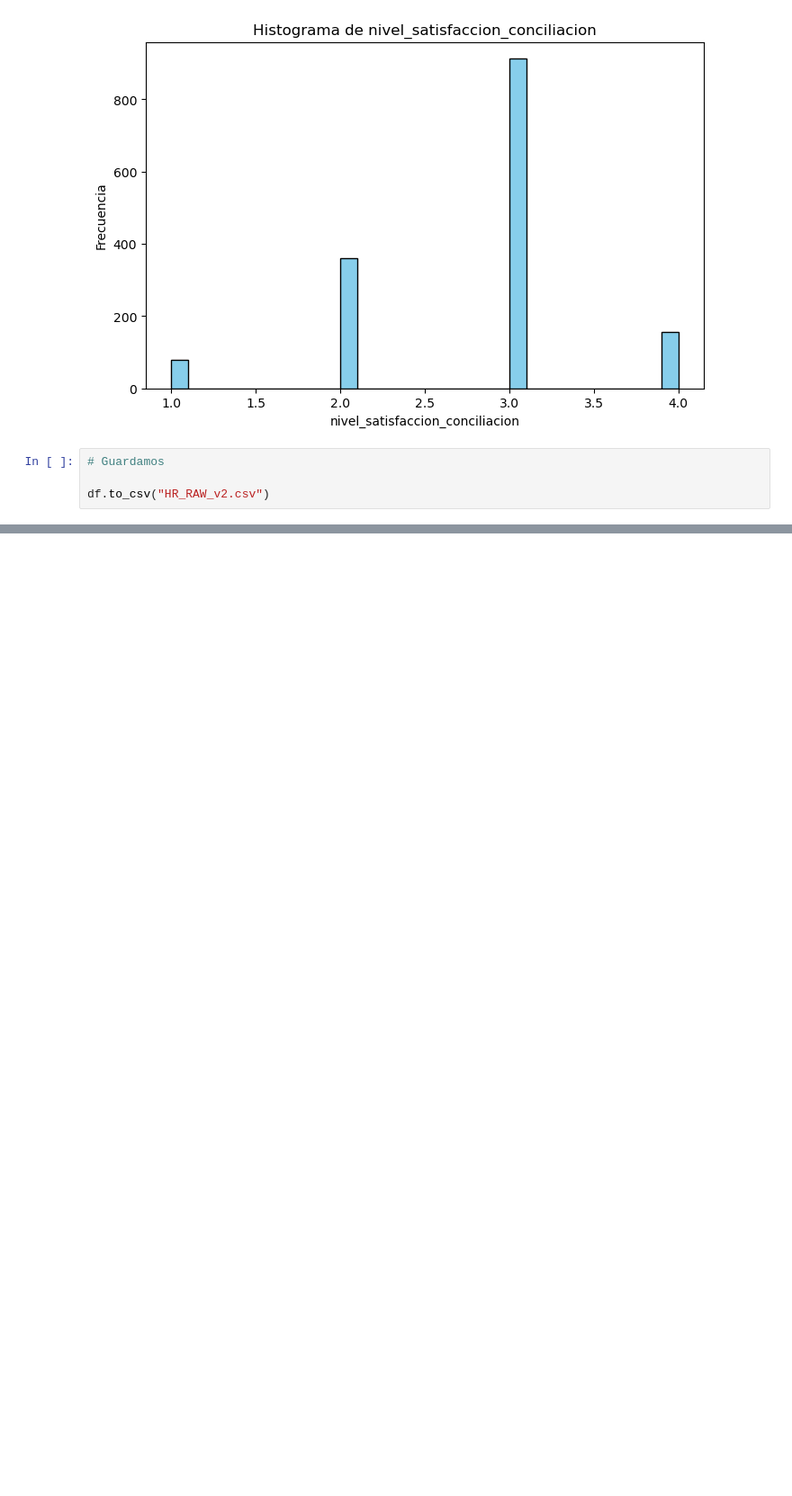
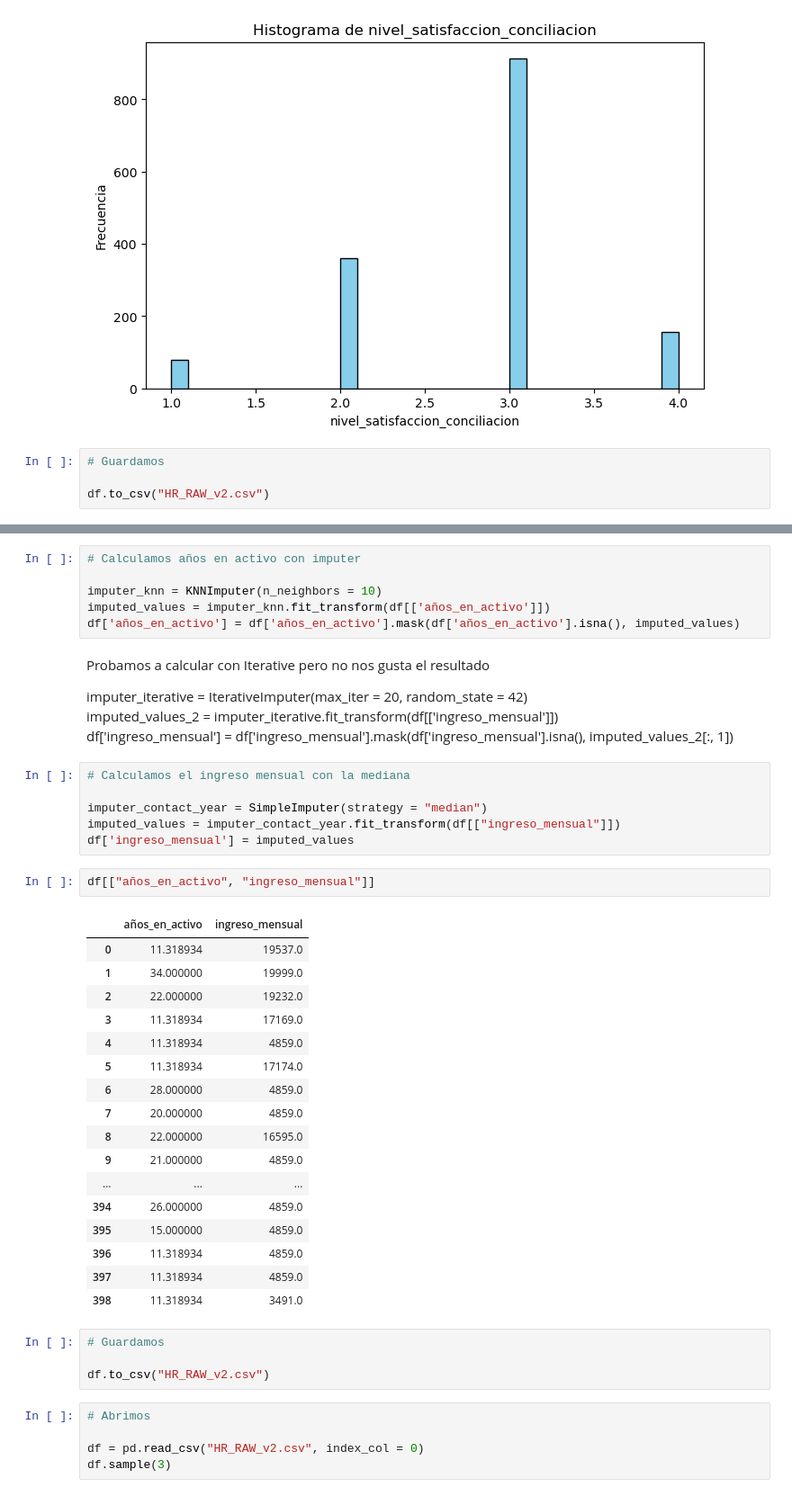
Before and after one commit to SilviaFarled/Modulo-3-Proyecto-Grupo4-Datahoot, a Jupyter notebook: PARTE-3_project-da-promo-52-modulo-3-team-4-NULOS.ipynb, the cells around one changed output, grey strips where cells are left out. Shown at 90% size. Saved outputs shown, nothing was run; the diff lists cells and outputs as text; blank space fills up the shorter version.

```diff
--- a/PARTE-3_project-da-promo-52-modulo-3-team-4-NULOS.ipynb
+++ b/PARTE-3_project-da-promo-52-modulo-3-team-4-NULOS.ipynb
@@ -407,0 +467,47 @@ df.sample(3)
+# %%
+# Calculamos años en activo con imputer
+
+imputer_knn = KNNImputer(n_neighbors = 10)
+imputed_values = imputer_knn.fit_transform(df[['años_en_activo']])
+df['años_en_activo'] = df['años_en_activo'].mask(df['años_en_activo'].isna(), imputed_values)
+# %% [markdown]
+Probamos a calcular con Iterative pero no nos gusta el resultado
+
+imputer_iterative = IterativeImputer(max_iter = 20, random_state = 42)
+imputed_values_2 = imputer_iterative.fit_transform(df[['ingreso_mensual']])
+df['ingreso_mensual'] = df['ingreso_mensual'].mask(df['ingreso_mensual'].isna(), imputed_values_2[:, 1])
+# %%
+# Calculamos el ingreso mensual con la mediana
+
+imputer_contact_year = SimpleImputer(strategy = "median")
+imputed_values = imputer_contact_year.fit_transform(df[["ingreso_mensual"]])
+df['ingreso_mensual'] = imputed_values
+# %%
+df[["años_en_activo", "ingreso_mensual"]]
+# %% [output]
+|  | años_en_activo | ingreso_mensual |
+| 0 | 11.318934 | 19537.0 |
+| 1 | 34.000000 | 19999.0 |
+| 2 | 22.000000 | 19232.0 |
+| 3 | 11.318934 | 17169.0 |
+| 4 | 11.318934 | 4859.0 |
+| 5 | 11.318934 | 17174.0 |
+| 6 | 28.000000 | 4859.0 |
+| 7 | 20.000000 | 4859.0 |
+| 8 | 22.000000 | 16595.0 |
+| 9 | 21.000000 | 4859.0 |
+| ... | ... | ... |
+| 394 | 26.000000 | 4859.0 |
+| 395 | 15.000000 | 4859.0 |
+| 396 | 11.318934 | 4859.0 |
+| 397 | 11.318934 | 4859.0 |
+| 398 | 11.318934 | 3491.0 |
+# %%
+# Guardamos
+
+df.to_csv("HR_RAW_v2.csv")
+# %%
+# Abrimos
+
+df = pd.read_csv("HR_RAW_v2.csv", index_col = 0)
+df.sample(3)
```
Also changed, not shown: parts of 8 cells of this notebook, 1 other file.
